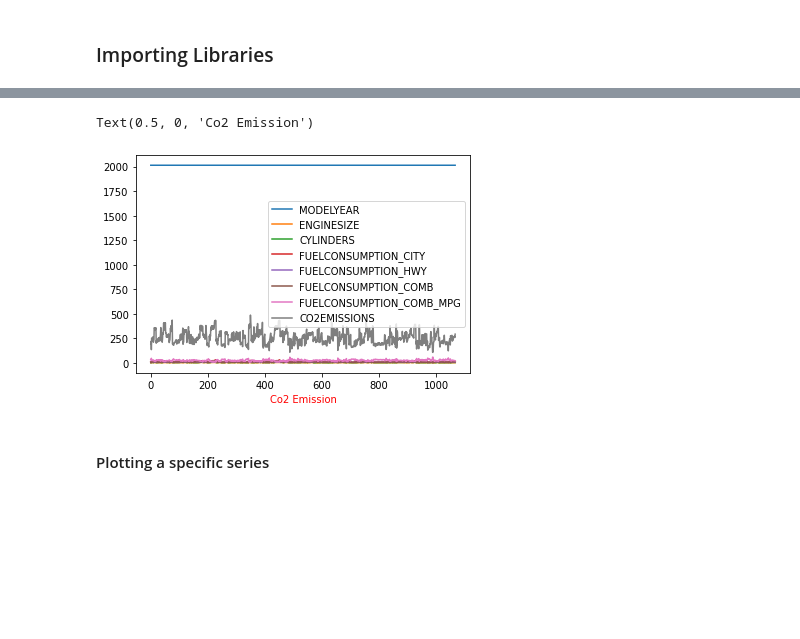
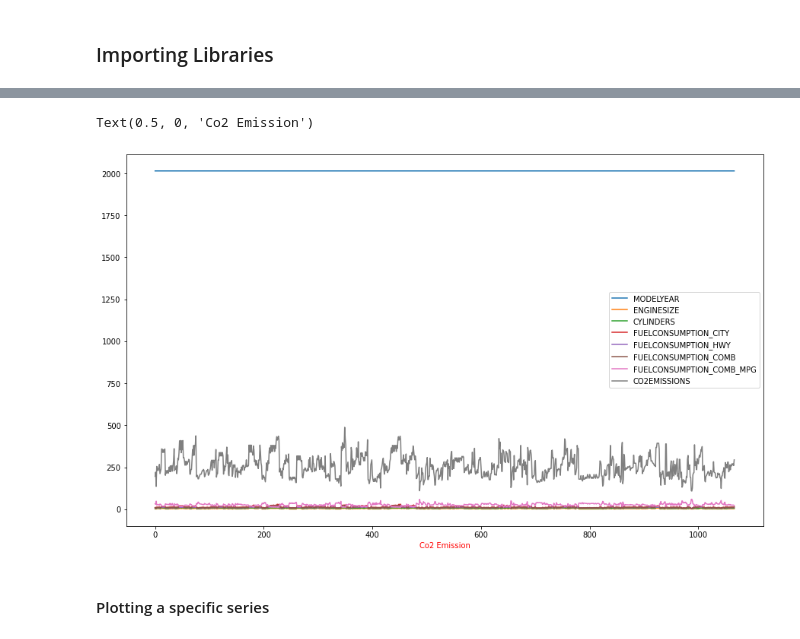
Before and after one commit to Lotfullah21/PyLibraries, a Jupyter notebook: Pandas_Plotting.ipynb, the cells around one changed output, grey strips where cells are left out. Saved outputs shown, nothing was run; the diff lists cells and outputs as text; code cells hidden in the pictures; blank space fills up the shorter version.

```diff
--- a/Pandas_Plotting.ipynb
+++ b/Pandas_Plotting.ipynb
@@ -85,11 +85,11 @@ df.describe()
 | 75% | 2014.0 | 4.300000 | 8.000000 | 15.550000 | 10.850000 | 13.350000 | ... |
 | max | 2014.0 | 8.400000 | 12.000000 | 30.200000 | 20.500000 | 25.800000 | ... |
 # %%
-df.plot()
+df.plot(figsize = (15,9))
 plt.xlabel("Co2 Emission",color = "red")
 # %% [output]
 Text(0.5, 0, 'Co2 Emission')
-[figure, old version]
+[figure, new version]
 # %% [markdown]
 #### Plotting a specific series
 # %%
```
Also changed, not shown: parts of 4 cells of this notebook.
